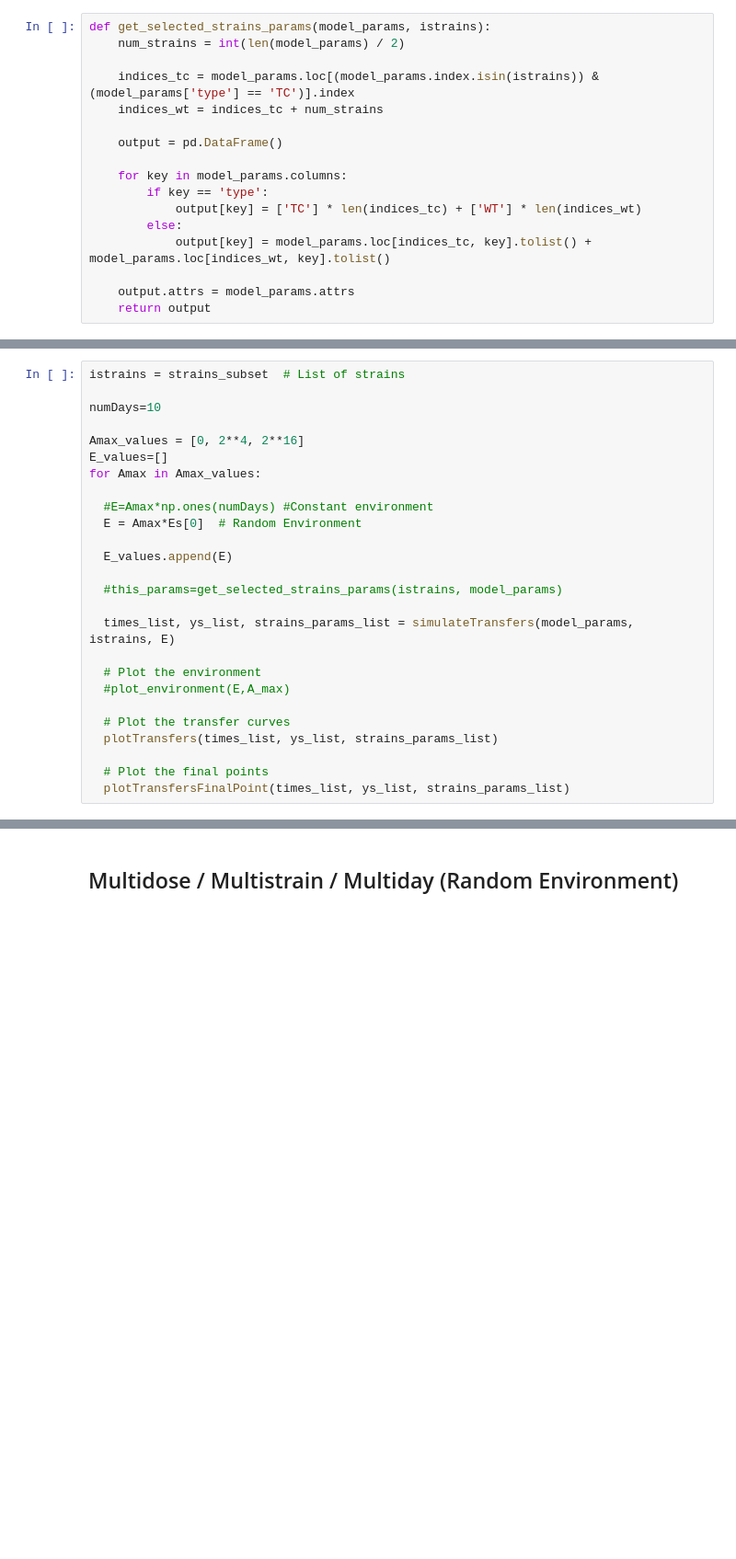
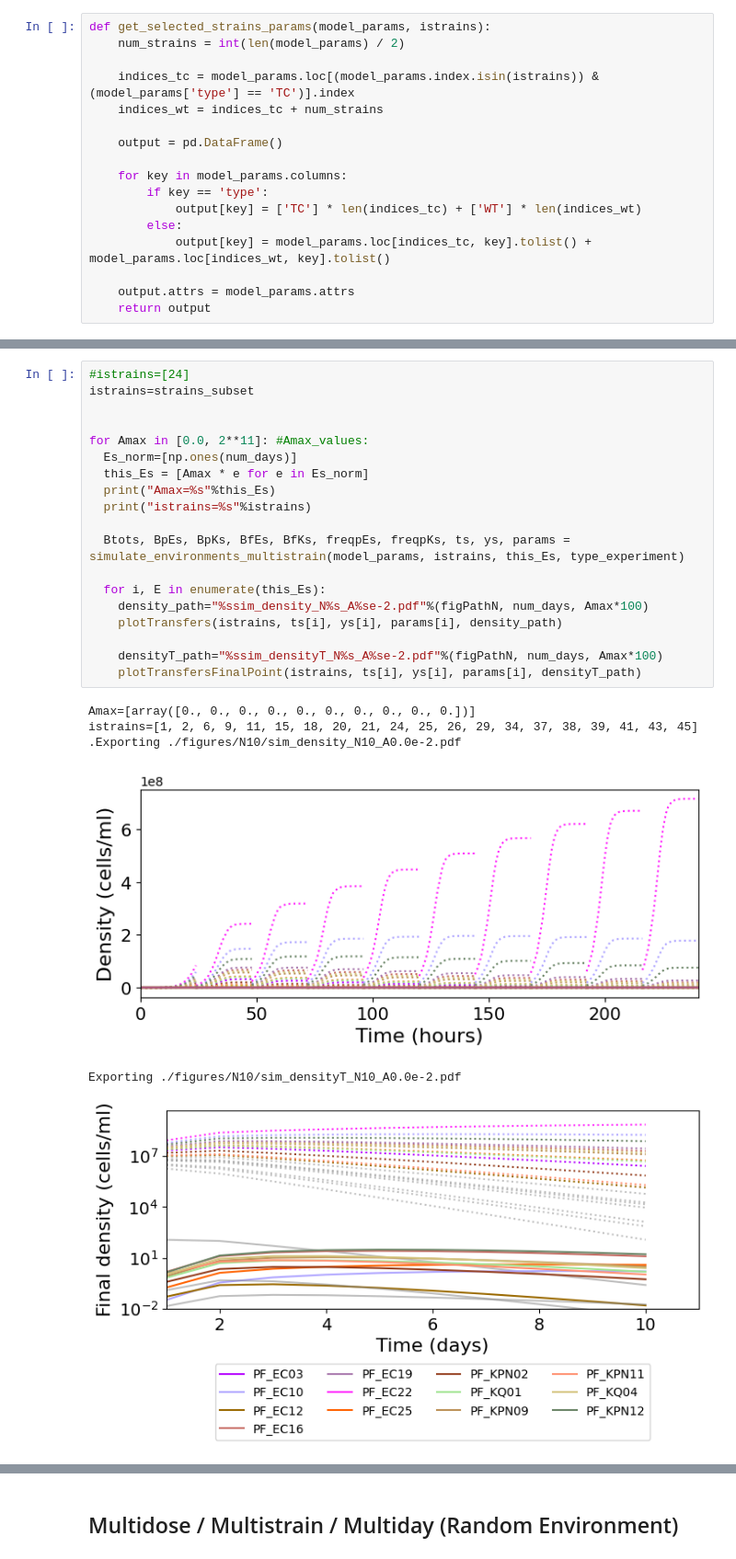
Before and after one commit to ccg-esb/EvK, a Jupyter notebook: py_pOXA48_SI3_multistrain.ipynb, the cells around one changed output, grey strips where cells are left out. Shown at 92% size. Cells and saved outputs as stored; diff of their text form; blank space fills up the shorter version.

Commit message:
Modeling plasmid dynamics in multistrain communities

```diff
--- a/py_pOXA48_SI3_multistrain.ipynb
+++ b/py_pOXA48_SI3_multistrain.ipynb
@@ -419,26 +505,0 @@ Here we run the simulation:
-# %%
-istrains = strains_subset  # List of strains
-
-numDays=10
-
-Amax_values = [0, 2**4, 2**16]
-E_values=[]
-for Amax in Amax_values:
-
-  #E=Amax*np.ones(numDays) #Constant environment
-  E = Amax*Es[0]  # Random Environment
-
-  E_values.append(E)
-
-  #this_params=get_selected_strains_params(istrains, model_params)
-
-  times_list, ys_list, strains_params_list = simulateTransfers(model_params, istrains, E)
-
-  # Plot the environment
-  #plot_environment(E,A_max)
-
-  # Plot the transfer curves
-  plotTransfers(times_list, ys_list, strains_params_list)
-
-  # Plot the final points
-  plotTransfersFinalPoint(times_list, ys_list, strains_params_list)
@@ -459,0 +506,26 @@ WARNING:matplotlib.legend:No artists with labels found to put in legend.  Note t
+# %%
+#istrains=[24]
+istrains=strains_subset
+
+
+for Amax in [0.0, 2**11]: #Amax_values:
+  Es_norm=[np.ones(num_days)]
+  this_Es = [Amax * e for e in Es_norm]
+  print("Amax=%s"%this_Es)
+  print("istrains=%s"%istrains)
+
+  Btots, BpEs, BpKs, BfEs, BfKs, freqpEs, freqpKs, ts, ys, params = simulate_environments_multistrain(model_params, istrains, this_Es, type_experiment)
+
+  for i, E in enumerate(this_Es):
+    density_path="%ssim_density_N%s_A%se-2.pdf"%(figPathN, num_days, Amax*100)
+    plotTransfers(istrains, ts[i], ys[i], params[i], density_path)
+
+    densityT_path="%ssim_densityT_N%s_A%se-2.pdf"%(figPathN, num_days, Amax*100)
+    plotTransfersFinalPoint(istrains, ts[i], ys[i], params[i], densityT_path)
+# %% [output]
+Amax=[array([0., 0., 0., 0., 0., 0., 0., 0., 0., 0.])]
+istrains=[1, 2, 6, 9, 11, 15, 18, 20, 21, 24, 25, 26, 29, 34, 37, 38, 39, 41, 43, 45]
+.Exporting ./figures/N10/sim_density_N10_A0.0e-2.pdf
+[figure, added]
+Exporting ./figures/N10/sim_densityT_N10_A0.0e-2.pdf
+[figure, added]
```
Also changed, not shown: parts of 45 cells of this notebook.
